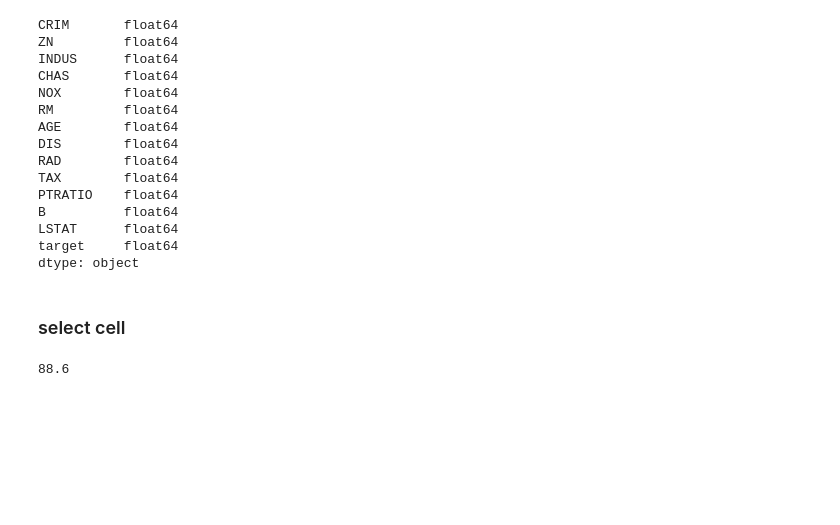
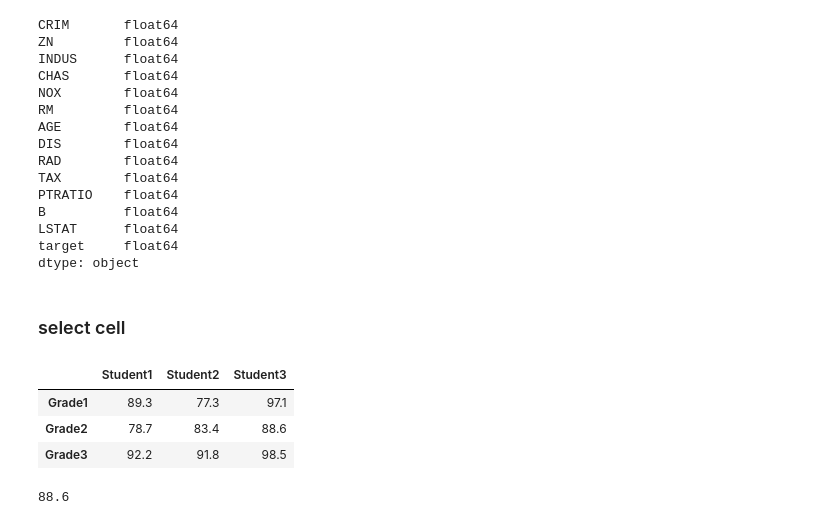
Before and after one commit to Butterflyer043/My-projects, a Jupyter notebook: Note/python note.ipynb, the cells around one changed output. Saved outputs shown, nothing was run; the diff lists cells and outputs as text; code cells hidden in the pictures; blank space fills up the shorter version.

```diff
--- a/Note/python note.ipynb
+++ b/Note/python note.ipynb
@@ -166,6 +167,13 @@ target     float64
 dtype: object
 # %% [markdown]
 ### select cell
+# %%
+gradeBookDF
+# %% [output]
+|  | Student1 | Student2 | Student3 |
+| Grade1 | 89.3 | 77.3 | 97.1 |
+| Grade2 | 78.7 | 83.4 | 88.6 |
+| Grade3 | 92.2 | 91.8 | 98.5 |
 # %%
 gradeBookDF.iloc[1,2] # grade2 + student3  # row，column
 # %% [output]
```
Also changed, not shown: parts of 13 cells of this notebook, 11 other files.
